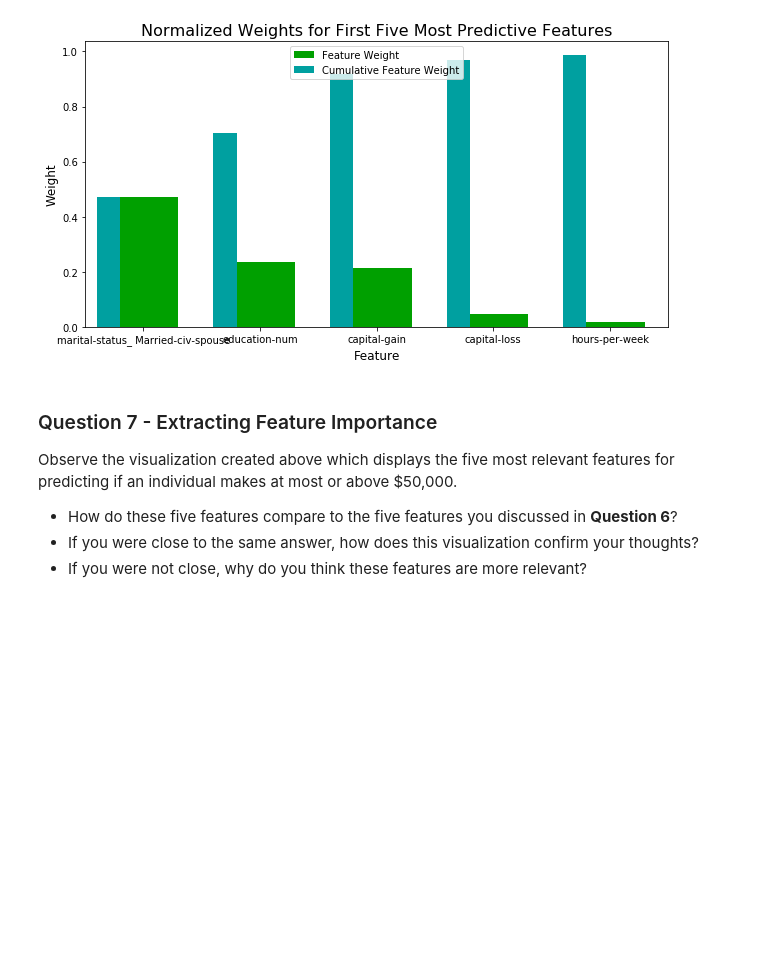
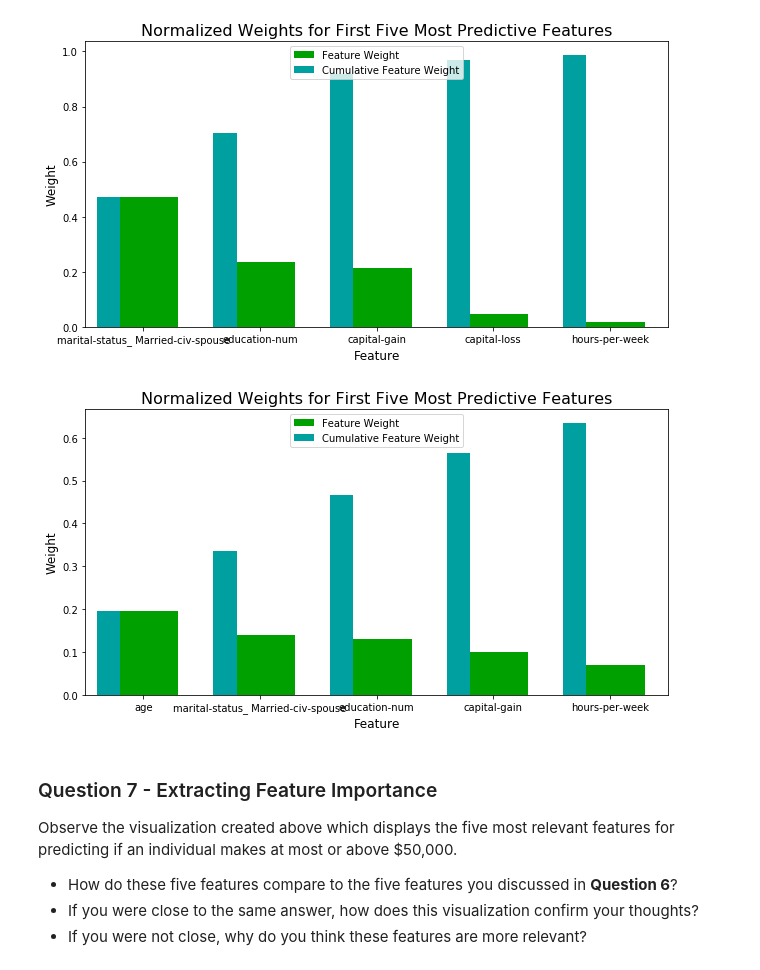
Before and after one commit to gotamist/other, a Jupyter notebook: finding_donors/finding_donors.ipynb, the cells around one changed output. Saved outputs shown, nothing was run; the diff lists cells and outputs as text; code cells hidden in the pictures; blank space fills up the shorter version.

Commit message:
feat: Add importances for AdaBoost Classifier too

```diff
--- a/finding_donors/finding_donors.ipynb
+++ b/finding_donors/finding_donors.ipynb
@@ -611,6 +603,12 @@ importances = model.feature_importances_
 vs.feature_plot(importances, X_train, y_train)
 # %% [output]
 [figure]
+# %%
+#### Then try the adaboost classifier from above to see which features it picked.
+importances1 = clf_B.feature_importances_
+vs.feature_plot(importances1, X_train, y_train)
+# %% [output]
+[figure, added]
 # %% [markdown]
 ### Question 7 - Extracting Feature Importance
 
```
Also changed, not shown: parts of 10 cells of this notebook.
